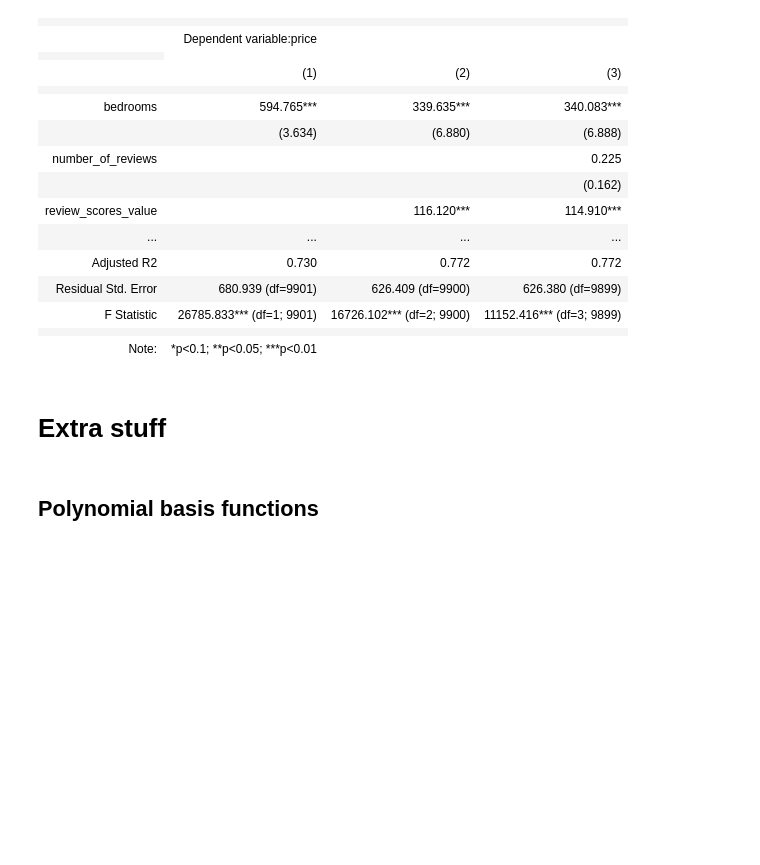
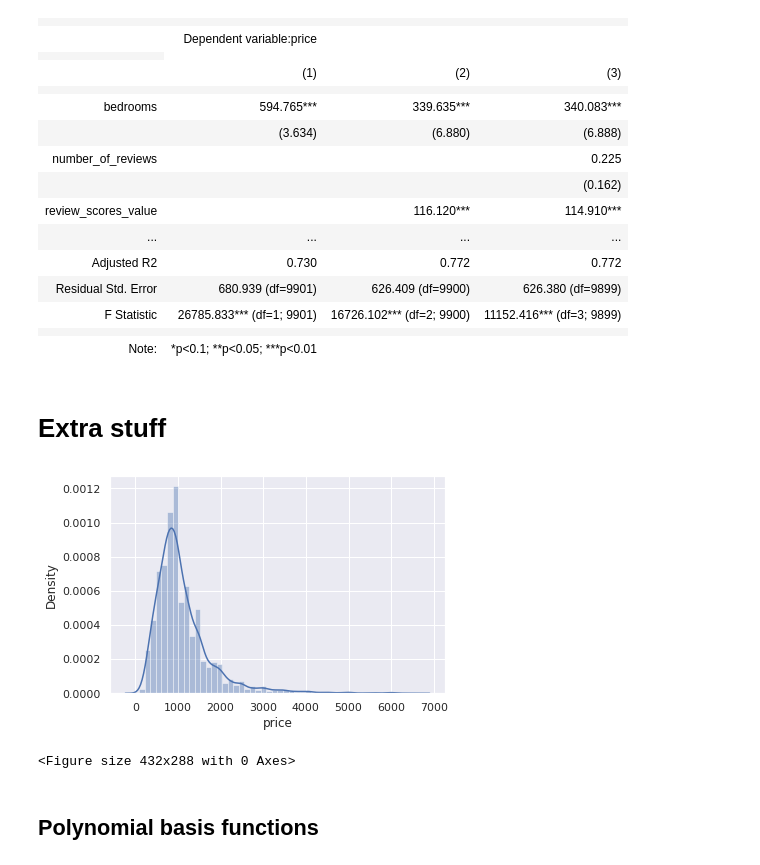
Before and after one commit to ia-nechaev/ds4b-stats, a Jupyter notebook: Statistics_refresher_ds4b_2022.ipynb, the cells around one changed output. Saved outputs shown, nothing was run; the diff lists cells and outputs as text; code cells hidden in the pictures; blank space fills up the shorter version.

```diff
--- a/Statistics_refresher_ds4b_2022.ipynb
+++ b/Statistics_refresher_ds4b_2022.ipynb
@@ -687,6 +687,13 @@ m_compare
 | Note: | *p<0.1; **p<0.05; ***p<0.01 |  |  |
 # %% [markdown]
 # Extra stuff
+# %%
+# How price is distributed?
+sns.distplot(olsdata_nona['price']);
+fig = plt.figure()
+# %% [output]
+[figure, added]
+<Figure size 432x288 with 0 Axes>
 # %% [markdown]
 ## Polynomial basis functions
 # %%
```
